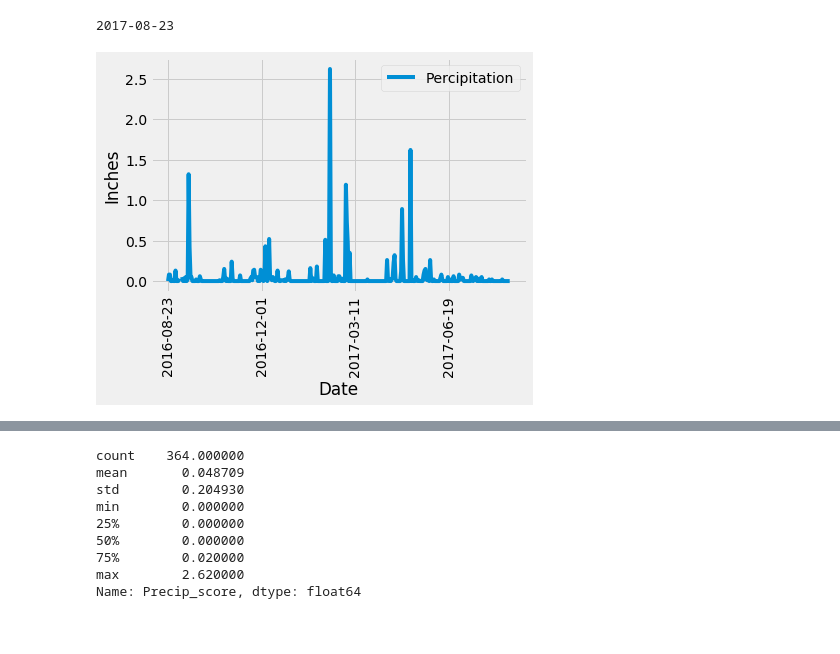
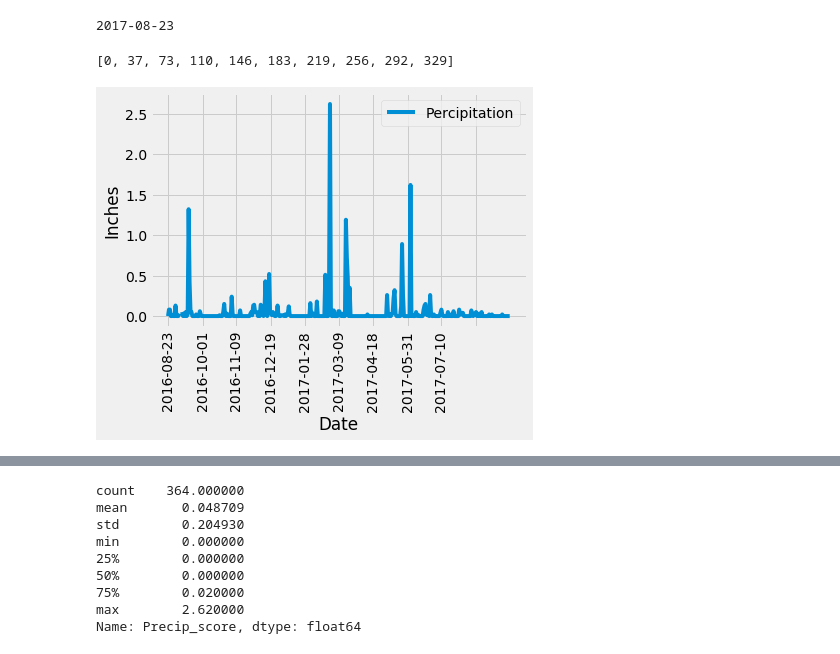
Before and after one commit to chandlergibbons/SQLAlchemy-Surfs-Up-Project, a Jupyter notebook: climate_starter.ipynb, the cells around one changed output, grey strips where cells are left out. Cells and saved outputs as stored; diff of their text form; code cells hidden in the pictures.

```diff
--- a/climate_starter.ipynb
+++ b/climate_starter.ipynb
@@ -59,6 +60,18 @@ print(newest_date.date)
 old_date = newest_date.date
 # %% [output]
 2017-08-23
+# %%
+#
+var11 = []
+
+for i in range(365):
+    if i % (365/10) <1:
+        var11.append(i)
+
+
+var11
+# %% [output]
+[0, 37, 73, 110, 146, 183, 219, 256, 292, 329]
 # %%
 # Design a query to retrieve the last 12 months of precipitation data and plot the results.
 # Starting from the most recent data point in the database.
@@ -73,35 +86,38 @@ format_string = "%Y-%m-%d"
 
 datetime_object = datetime.strptime(old_date, format_string).date()
 new_date = datetime_object - relativedelta(years=1)
 new_date_string = datetime.strftime(new_date, format_string).replace(' 0', ' ')
 
 
 new_date_string
 
 # Perform a query to retrieve the data and precipitation scores
 sel=[Measurement.date, Measurement.prcp]
 date_precip_scores = session.query(*sel).filter(Measurement.date >= new_date_string).group_by(Measurement.date).all()
 
 # Save the query results as a Pandas DataFrame and set the index to the date column
 date_precip_scores_pd = pd.DataFrame(date_precip_scores,columns=['Date', 'Precip_score'])
 
 date_precip_scores_pd.set_index("Date", inplace= True)
 
+
+
 # Sort the dataframe by date
 
 #already done in the query
 
 # Use Pandas Plotting with Matplotlib to plot the data
 
 
+var12 = ["2016-08-23", "2016-10-01", "2016-11-09", "2016-12-19", "2017-01-28", "2017-03-09", "2017-04-18", "2017-05-31", "2017-07-10"]
+
 date_precip_scores_pd.plot()
 plt.xlabel("Date")
 plt.ylabel("Inches")
 plt.legend(['Percipitation'])
-plt.xticks(rotation = 90)
-
+plt.xticks(var11, var12, rotation = 90)
+# plt.xticks(rotation = 90)
+# plt.locator_params(axis="x", nbins=10)
 plt.show()
-
-#figure out how to get more labels on x axis and if precip should be that low??????????
 # %% [output]
-[figure, old version]
+[figure, new version]
```
Also changed, not shown: parts of 7 cells of this notebook, 1 other file.
